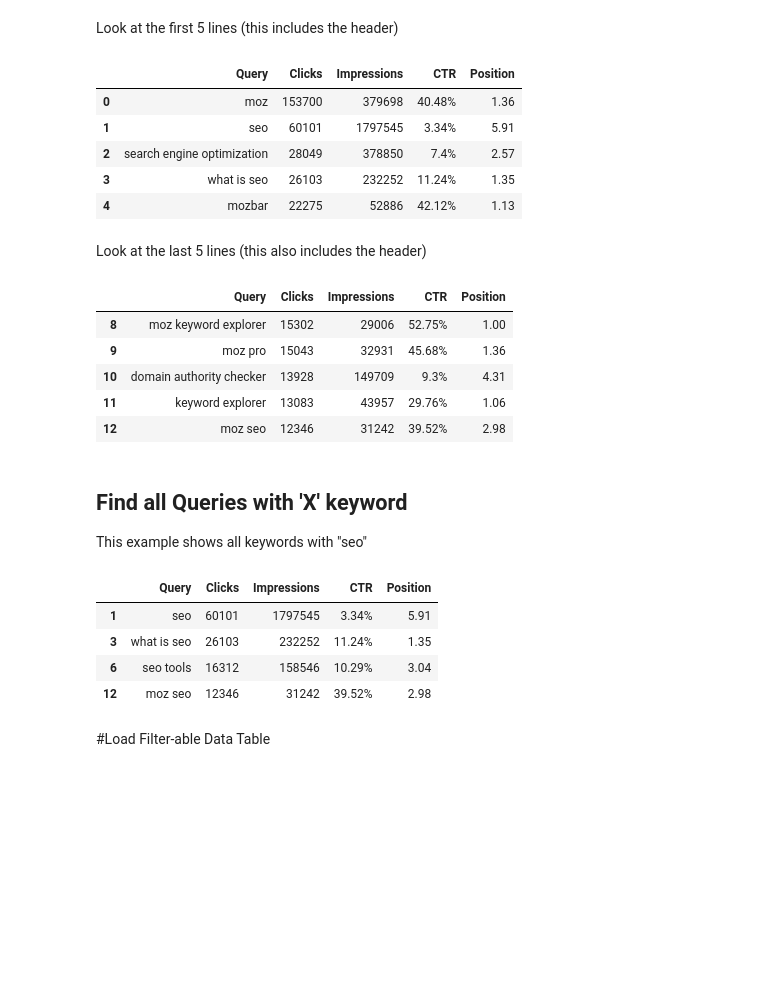
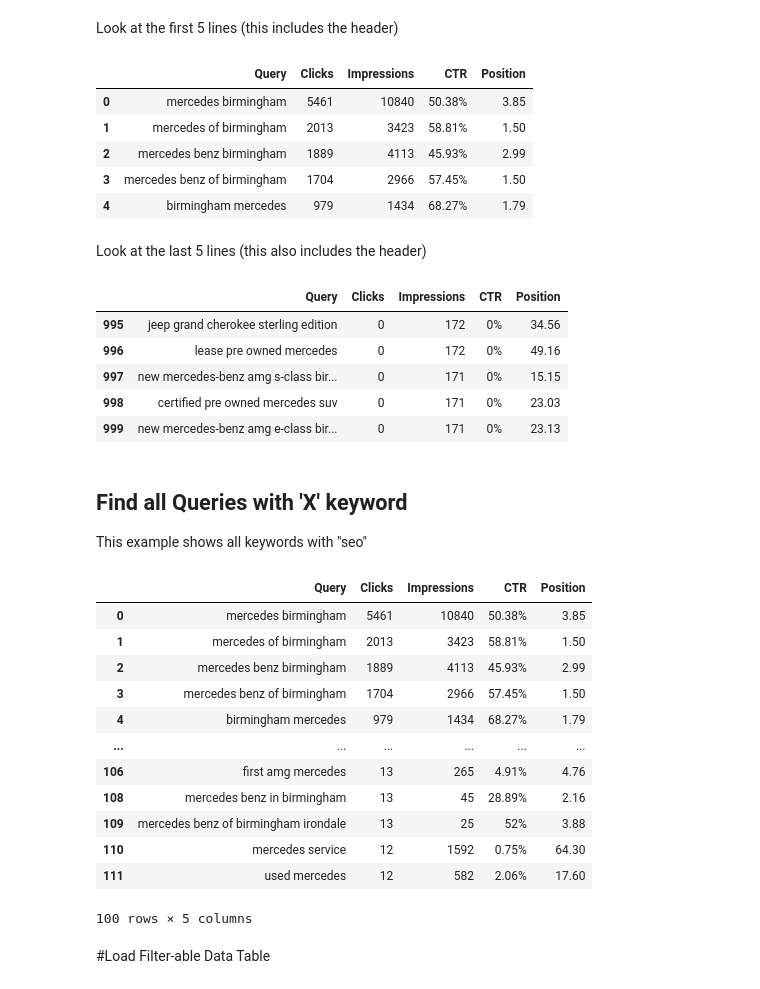
Before and after one commit to adamdenault/colab-notebooks, a Jupyter notebook: Keyword_Research_Opportunities.ipynb, the cells around one changed output. Drawn from its saved outputs; the diff is of its cells as text; code cells hidden in the pictures; blank space fills up the shorter version.

```diff
--- a/Keyword_Research_Opportunities.ipynb
+++ b/Keyword_Research_Opportunities.ipynb
@@ -38,40 +38,48 @@ Saving gsc-example.csv to gsc-example.csv
 # %% [markdown]
 Upload data as "df" (dataframe)
 # %%
-df = pd.read_csv("/content/gsc-example.csv")
+df = pd.read_csv("/content/Queries.csv")
 # %% [markdown]
 Look at the first 5 lines (this includes the header)
 # %%
 df.head()
 # %% [output]
 |  | Query | Clicks | Impressions | CTR | Position |
-| 0 | moz | 153700 | 379698 | 40.48% | 1.36 |
-| 1 | seo | 60101 | 1797545 | 3.34% | 5.91 |
-| 2 | search engine optimization | 28049 | 378850 | 7.4% | 2.57 |
-| 3 | what is seo | 26103 | 232252 | 11.24% | 1.35 |
-| 4 | mozbar | 22275 | 52886 | 42.12% | 1.13 |
+| 0 | mercedes birmingham | 5461 | 10840 | 50.38% | 3.85 |
+| 1 | mercedes of birmingham | 2013 | 3423 | 58.81% | 1.50 |
+| 2 | mercedes benz birmingham | 1889 | 4113 | 45.93% | 2.99 |
+| 3 | mercedes benz of birmingham | 1704 | 2966 | 57.45% | 1.50 |
+| 4 | birmingham mercedes | 979 | 1434 | 68.27% | 1.79 |
 # %% [markdown]
 Look at the last 5 lines (this also includes the header)
 # %%
 df.tail()
 # %% [output]
 |  | Query | Clicks | Impressions | CTR | Position |
-| 8 | moz keyword explorer | 15302 | 29006 | 52.75% | 1.00 |
-| 9 | moz pro | 15043 | 32931 | 45.68% | 1.36 |
-| 10 | domain authority checker | 13928 | 149709 | 9.3% | 4.31 |
-| 11 | keyword explorer | 13083 | 43957 | 29.76% | 1.06 |
-| 12 | moz seo | 12346 | 31242 | 39.52% | 2.98 |
+| 995 | jeep grand cherokee sterling edition | 0 | 172 | 0% | 34.56 |
+| 996 | lease pre owned mercedes | 0 | 172 | 0% | 49.16 |
+| 997 | new mercedes-benz amg s-class bir... | 0 | 171 | 0% | 15.15 |
+| 998 | certified pre owned mercedes suv | 0 | 171 | 0% | 23.03 |
+| 999 | new mercedes-benz amg e-class bir... | 0 | 171 | 0% | 23.13 |
 # %% [markdown]
 ## Find all Queries with 'X' keyword
 This example shows all keywords with "seo"
 # %%
-df_filtered = df[(df['Query'].str.contains("seo", regex=True)==True)]
+df_filtered = df[(df['Query'].str.contains("mercedes", regex=True)==True)]
 df_filtered.head(100)
 # %% [output]
 |  | Query | Clicks | Impressions | CTR | Position |
-| 1 | seo | 60101 | 1797545 | 3.34% | 5.91 |
-| 3 | what is seo | 26103 | 232252 | 11.24% | 1.35 |
-| 6 | seo tools | 16312 | 158546 | 10.29% | 3.04 |
-| 12 | moz seo | 12346 | 31242 | 39.52% | 2.98 |
+| 0 | mercedes birmingham | 5461 | 10840 | 50.38% | 3.85 |
+| 1 | mercedes of birmingham | 2013 | 3423 | 58.81% | 1.50 |
+| 2 | mercedes benz birmingham | 1889 | 4113 | 45.93% | 2.99 |
+| 3 | mercedes benz of birmingham | 1704 | 2966 | 57.45% | 1.50 |
+| 4 | birmingham mercedes | 979 | 1434 | 68.27% | 1.79 |
+| ... | ... | ... | ... | ... | ... |
+| 106 | first amg mercedes | 13 | 265 | 4.91% | 4.76 |
+| 108 | mercedes benz in birmingham | 13 | 45 | 28.89% | 2.16 |
+| 109 | mercedes benz of birmingham irondale | 13 | 25 | 52% | 3.88 |
+| 110 | mercedes service | 12 | 1592 | 0.75% | 64.30 |
+| 111 | used mercedes | 12 | 582 | 2.06% | 17.60 |
+100 rows × 5 columns
 # %% [markdown]
 #Load Filter-able Data Table
```
Also changed, not shown: parts of 12 cells of this notebook.
